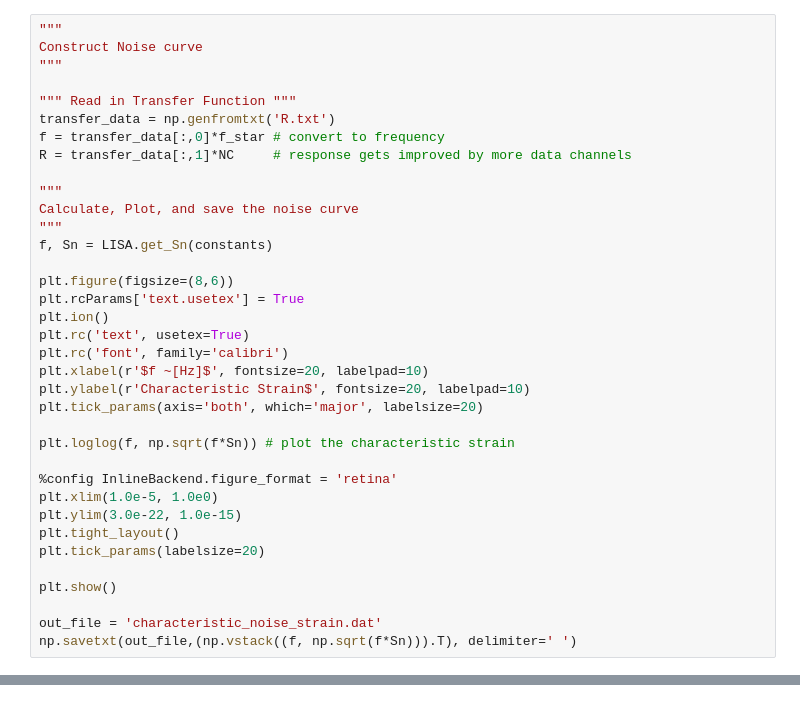
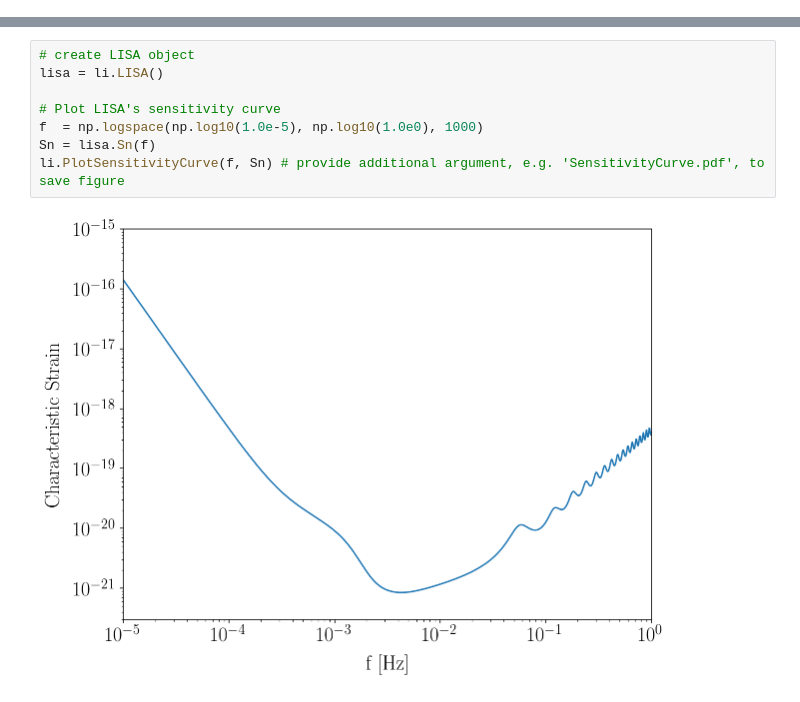
Before and after one commit to eXtremeGravityInstitute/LISA_Sensitivity, a Jupyter notebook: LISA_Sensitivity.ipynb, the cells around one changed output, grey strips where cells are left out. Saved outputs shown, nothing was run; the diff lists cells and outputs as text.

```diff
--- a/LISA_Sensitivity.ipynb
+++ b/LISA_Sensitivity.ipynb
@@ -33,36 +11,0 @@ Note that you may need to run the bottom cell twice (it'll error the first time
-# %%
-"""
-Construct Noise curve
-"""
-
-""" Read in Transfer Function """
-transfer_data = np.genfromtxt('R.txt')
-f = transfer_data[:,0]*f_star # convert to frequency
-R = transfer_data[:,1]*NC     # response gets improved by more data channels
-
-"""
-Calculate, Plot, and save the noise curve
-"""
-f, Sn = LISA.get_Sn(constants)
-
-plt.figure(figsize=(8,6))
-plt.rcParams['text.usetex'] = True
-plt.ion()
-plt.rc('text', usetex=True)
-plt.rc('font', family='calibri')
-plt.xlabel(r'$f ~[Hz]$', fontsize=20, labelpad=10)
-plt.ylabel(r'Characteristic Strain$', fontsize=20, labelpad=10)
-plt.tick_params(axis='both', which='major', labelsize=20)
-
-plt.loglog(f, np.sqrt(f*Sn)) # plot the characteristic strain
-
-%config InlineBackend.figure_format = 'retina'
-plt.xlim(1.0e-5, 1.0e0)
-plt.ylim(3.0e-22, 1.0e-15)
-plt.tight_layout()
-plt.tick_params(labelsize=20)
-
-plt.show()
-
-out_file = 'characteristic_noise_strain.dat'
-np.savetxt(out_file,(np.vstack((f, np.sqrt(f*Sn))).T), delimiter=' ')
@@ -87,0 +23,10 @@ np.savetxt(out_file,(np.vstack((f, np.sqrt(f*Sn))).T), delimiter=' ')
+# %%
+# create LISA object
+lisa = li.LISA()
+
+# Plot LISA's sensitivity curve
+f  = np.logspace(np.log10(1.0e-5), np.log10(1.0e0), 1000)
+Sn = lisa.Sn(f)
+li.PlotSensitivityCurve(f, Sn) # provide additional argument, e.g. 'SensitivityCurve.pdf', to save figure
+# %% [output]
+[figure, added]
```
Also changed, not shown: parts of 30 cells of this notebook.
